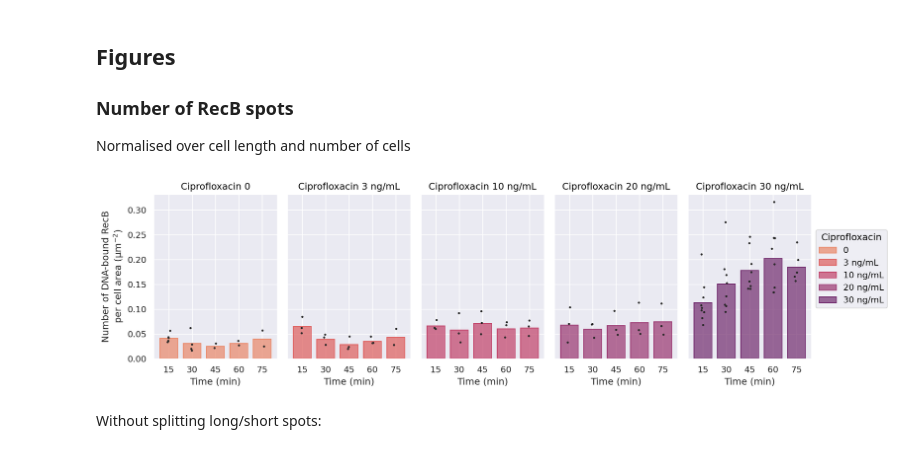
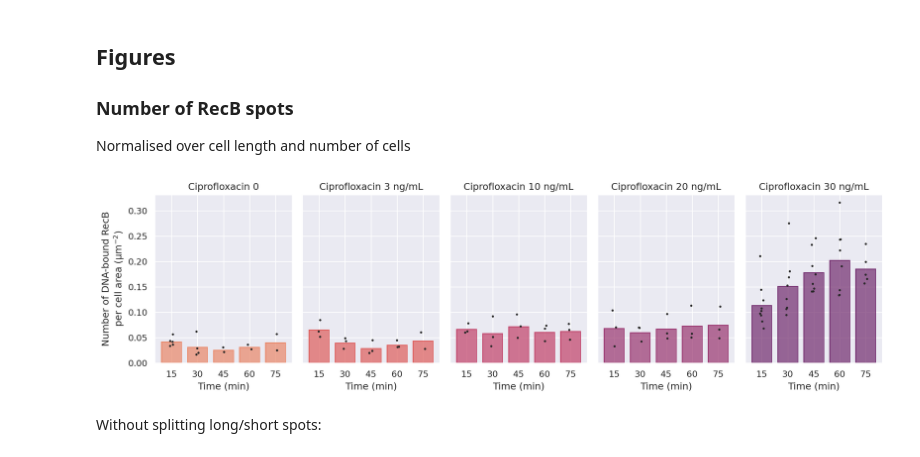
Before and after one commit to DanielThedie/RecB_article, a Jupyter notebook: Notebooks/2_Ciprofloxacin_damage/Long_RecB_spots.ipynb, the cells around one changed output. Cells and saved outputs as stored; diff of their text form; code cells hidden in the pictures.

```diff
--- a/Notebooks/2_Ciprofloxacin_damage/Long_RecB_spots.ipynb
+++ b/Notebooks/2_Ciprofloxacin_damage/Long_RecB_spots.ipynb
@@ -3,7 +3,7 @@
 # %%
 from pyberries.data import DatasetPool
 
-data = (DatasetPool(path='D:\\DanielThedie\\BACMMAN\\Timelapse',
+data = (DatasetPool(path='/media/daniel/HDD Daniel/DanielThedie/BACMMAN/Timelapse',
                     dsList=['230725_1', '230725_2', '230126_DT23', '230719_1', '230719_2',
                             '230817_1', '230810_1', '230816_1',
                             '230906_2', '230912_1', '230912_2',
@@ -296,36 +296,36 @@ df = (data
       .groupby(by=['Group', 'Dataset', 'Time_min_bin', 'long_spot', 'ParentIndices'])
       .agg({'Indices': 'count', 'Area': 'mean'})
       .rename(columns={'Indices':'SpotCount'})
       .reset_index()
       .assign(norm_count=lambda df: df.SpotCount / df.Area)
       .groupby(by=['Group', 'Dataset', 'Time_min_bin', 'long_spot'])
       .agg({'norm_count': 'sum'})
       .reset_index()
       .merge(data.Bacteria_large.groupby(['Dataset', 'Time_min_bin'])['Position'].count().reset_index().rename(columns={'Position':'nCells'}),
              how='left',
              on=['Dataset', 'Time_min_bin'],
              suffixes=('_old', None))
       .transform(lambda df: df.loc[:, ~df.columns.str.contains('_old')])
       .assign(nCells=lambda df: df.nCells / 50,  # To account for the fact that 1 cell appears in 50 images of the timelapse
               norm_count=lambda df: df.norm_count / df.nCells
               )
       .query('Time_min_bin < 90 and long_spot == "Long"')
       )
 
 (
  so.Plot(df, x='Time_min_bin', y='norm_count', color='Group')
- .layout(size=(13, 4))
+ .layout(size=(14, 4))
  .facet(col='Group', order=['0', '3 ng/mL', '10 ng/mL', '20 ng/mL', '30 ng/mL'])
- .add(so.Bar(), so.Agg())
+ .add(so.Bar(), so.Agg(), legend=False)
  .add(so.Dots(color='k', marker='.', fillalpha=1), so.Jitter(), legend=False)
  .scale(alpha=so.Nominal(), color=so.Nominal('flare', order=['0', '3 ng/mL', '10 ng/mL', '20 ng/mL', '30 ng/mL']), x=so.Continuous().tick(every=15))
  .share(y=True)
  .limit(x=(None, None), y=(None, None))
  .label(x="Time (min)", y="Number of DNA-bound RecB\nper cell area (µm$^{-2}$)", title='Ciprofloxacin {}'.format, color='Ciprofloxacin')
  .save(loc='/media/daniel/HDD Daniel/DanielThedie/Figures/RecB_article_figures/2_Cipro_RecB/Cipro_num_spots.svg', format='svg', bbox_inches='tight')
  )
 # %% [output]
-[figure, old version]
+[figure, new version]
 # %% [markdown]
 Without splitting long/short spots:
 # %%
```
Also changed, not shown: parts of 3 cells of this notebook.
